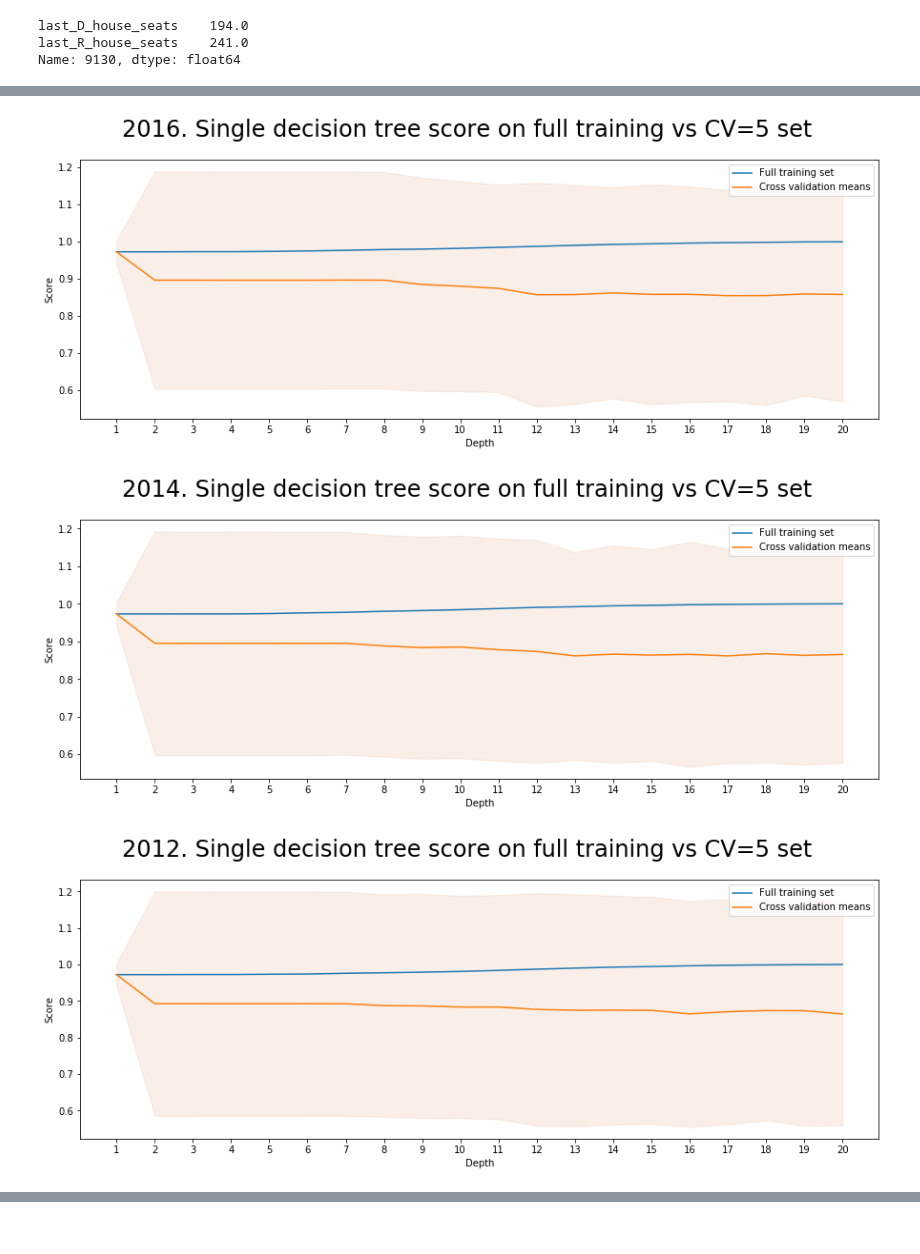
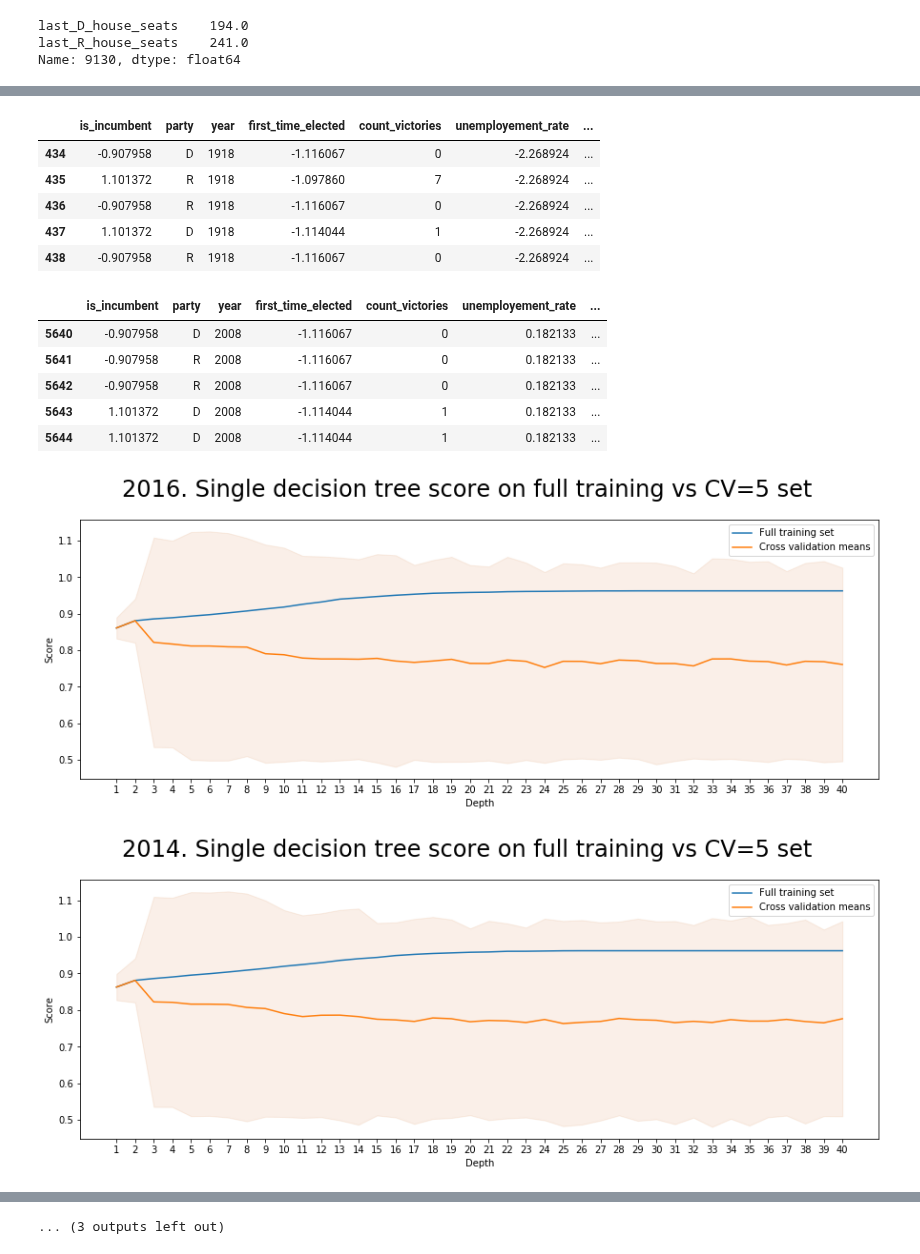
Before and after one commit to pmary/harvard_E-109A_final, a Jupyter notebook: 05-Modeling.ipynb, the cells around one changed output, grey strips where cells are left out. Saved outputs shown, nothing was run; the diff lists cells and outputs as text; code cells hidden in the pictures.

```diff
--- a/05-Modeling.ipynb
+++ b/05-Modeling.ipynb
@@ -103,6 +109,7 @@ Name: 9130, dtype: float64
 def splitDf(df, year):
     dfcopy=df.dropna().copy()
     indexed_districts=dfcopy[['state','district']]
+    indexed_party=dfcopy[['party']]
     dfcopy=dfcopy.drop('state', axis=1).drop('district', axis=1).drop('name', axis=1).drop('percent', axis=1).drop('votes', axis=1)
     data_train, data_test=dfcopy[dfcopy['year']!=year], dfcopy[dfcopy['year']==year]
 
@@ -237,8 +273,8 @@ def MutuallyExclusivePredictions(model, x_train, x_test, y_train, y_test, indexe
         display(districts_x_test[(districts_x_test['state']==NotJustOneWinner.iloc[0]['state'])&(districts_x_test['district']==NotJustOneWinner.iloc[0]['district'])])
         #manage conflicts: if more than one candidate have the same prediction probability, set all to zero
         #if they are all from the same party, though, set the first to one (we aim to predict party wins, not specific candidates)
-        for state in NotJustOneWinner['state']:
-            for district in NotJustOneWinner[NotJustOneWinner['state']==state]['district']:
+        for state in NotJustOneWinner['state'].unique():
+            for district in NotJustOneWinner[NotJustOneWinner['state']==state]['district'].unique():
                 i=np.zeros(len(out_df.loc[(out_df['state']==state)&(out_df['district']==district)&(out_df['won_pred']==1), 'won_pred']))
                 if (len(out_df.loc[(out_df['state']==state)&(out_df['district']==district)&(out_df['won_pred']==1), 'party'].unique())==1):
                     print('The conflict in {}, {} is between candidates from the same party, so we predict as winner in the district the first candidate of this party'.format(state, district))
@@ -326,11 +362,11 @@ def modelListTrain(modelList, train_df, years):
     display(modelList)
 # %%
 #test set on 2018 data, train set on previous data
-yearStart=1868
+yearStart=1918
 train_data, test_data = house_df[(house_df['year']>=yearStart)&(house_df['year']!=2018)], house_df[house_df['year']==2018]
 # %%
 #Years lists
-Midterm_recent_years=2014-4*np.arange(10)
+Midterm_recent_years=2014-4*np.arange(5)
 All_recent_years=2016-2*np.arange(20)
 display(Midterm_recent_years)
 display(All_recent_years)
@@ -480,7 +502,7 @@ for year in years:
     x_train_preprocess=x_train_preprocess[list(x_val_preprocess)]
 
     #fit model
-    depths=list(range(1,21)) #set (maximum) tree depths 1, 2, 3, ..., 20
+    depths=list(range(1,41)) #set (maximum) tree depths 1, 2, 3, ..., 20
     scores_train = []
     scores_train_CV = []
     scores_train_CVstd = []
@@ -499,3 +569,14 @@ for year in years:
+|  | is_incumbent | party | year | first_time_elected | count_victories | unemployement_rate | ... |
+| 434 | -0.907958 | D | 1918 | -1.116067 | 0 | -2.268924 | ... |
+| 435 | 1.101372 | R | 1918 | -1.097860 | 7 | -2.268924 | ... |
+| 436 | -0.907958 | R | 1918 | -1.116067 | 0 | -2.268924 | ... |
+| 437 | 1.101372 | D | 1918 | -1.114044 | 1 | -2.268924 | ... |
+| 438 | -0.907958 | R | 1918 | -1.116067 | 0 | -2.268924 | ... |
+|  | is_incumbent | party | year | first_time_elected | count_victories | unemployement_rate | ... |
+| 5640 | -0.907958 | D | 2008 | -1.116067 | 0 | 0.182133 | ... |
+| 5641 | -0.907958 | R | 2008 | -1.116067 | 0 | 0.182133 | ... |
+| 5642 | -0.907958 | R | 2008 | -1.116067 | 0 | 0.182133 | ... |
+| 5643 | 1.101372 | D | 2008 | -1.114044 | 1 | 0.182133 | ... |
+| 5644 | 1.101372 | D | 2008 | -1.114044 | 1 | 0.182133 | ... |
-[figure, old version]
+[figure, new version]
-[figure, old version]
+[figure, new version]
-[figure, removed]
@@ -504,3 +583,4 @@ for year in years:
+... (3 outputs left out)
 # %%
 #one shot prediction
 model=LogisticRegressionCV(cv=5, penalty='l2', max_iter=2500)
```
Also changed, not shown: parts of 15 cells of this notebook.
